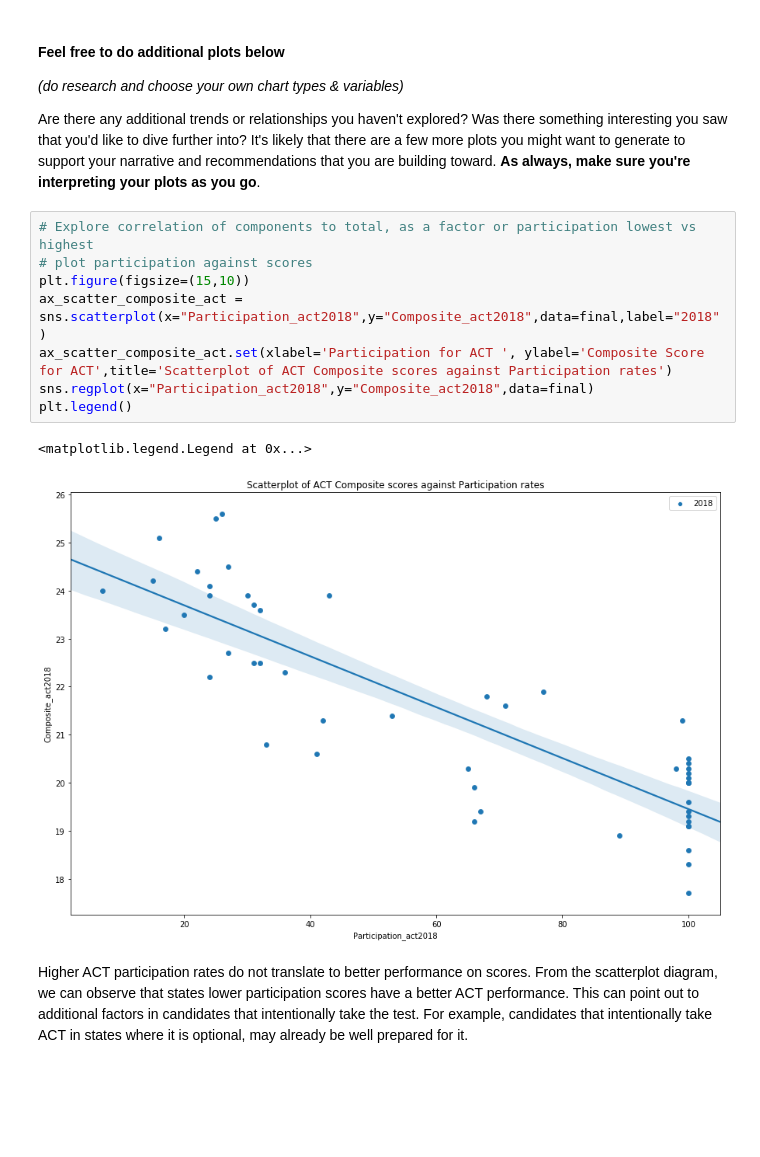
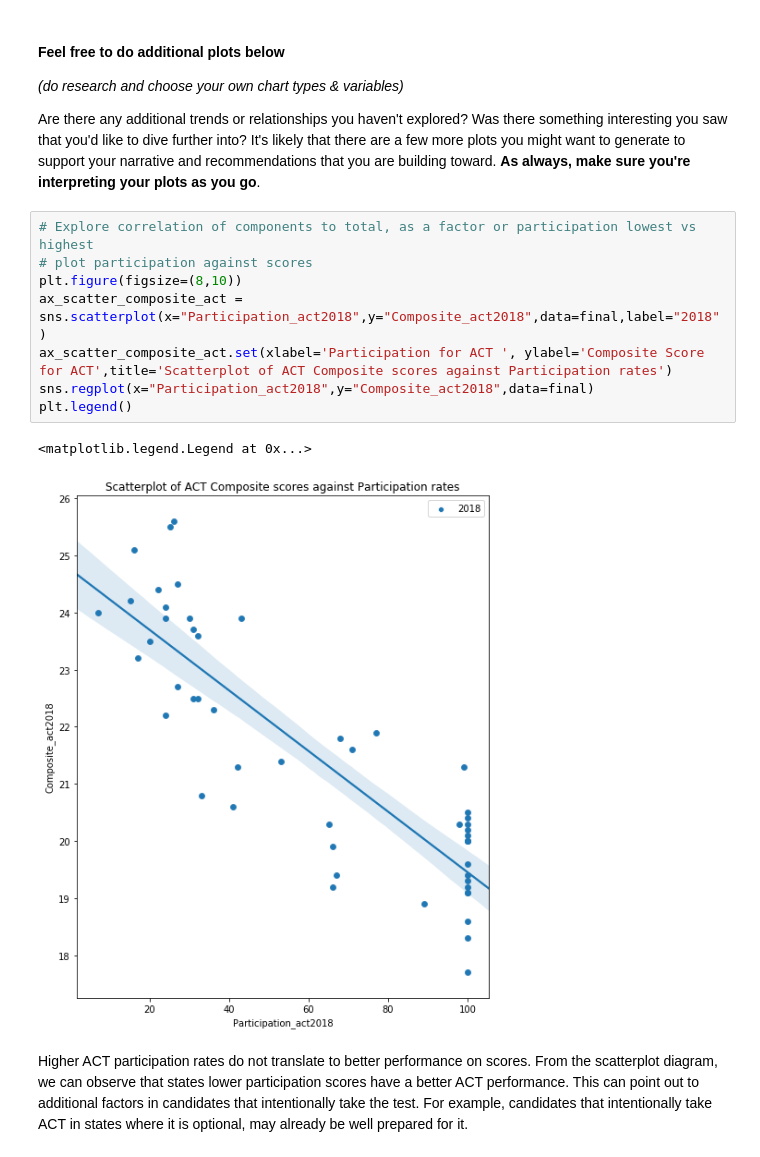
Before and after one commit to bearylogical/ga-assignments, a Jupyter notebook: project_1/Project 1 SAT & ACT Analysis.ipynb, the cells around one changed output. Saved outputs shown, nothing was run; the diff lists cells and outputs as text; blank space fills up the shorter version.

```diff
--- a/project_1/Project 1 SAT & ACT Analysis.ipynb
+++ b/project_1/Project 1 SAT & ACT Analysis.ipynb
@@ -1134,14 +1126,14 @@ Are there any additional trends or relationships you haven't explored? Was there
 # %%
 # Explore correlation of components to total, as a factor or participation lowest vs highest
 # plot participation against scores
-plt.figure(figsize=(15,10))
+plt.figure(figsize=(8,10))
 ax_scatter_composite_act = sns.scatterplot(x="Participation_act2018",y="Composite_act2018",data=final,label="2018")
 ax_scatter_composite_act.set(xlabel='Participation for ACT ', ylabel='Composite Score for ACT',title='Scatterplot of ACT Composite scores against Participation rates')
 sns.regplot(x="Participation_act2018",y="Composite_act2018",data=final)
 plt.legend()
 # %% [output]
 <matplotlib.legend.Legend at 0x...>
-[figure, old version]
+[figure, new version]
 # %% [markdown]
 Higher ACT participation rates do not translate to better performance on scores. From the scatterplot diagram, we can observe that states lower participation scores have a better ACT performance. This can point out to additional factors in candidates that intentionally take the test. For example, candidates that intentionally take ACT in states where it is optional, may already be well prepared for it.
 # %%
```
Also changed, not shown: parts of 41 cells of this notebook, 3 other files.
